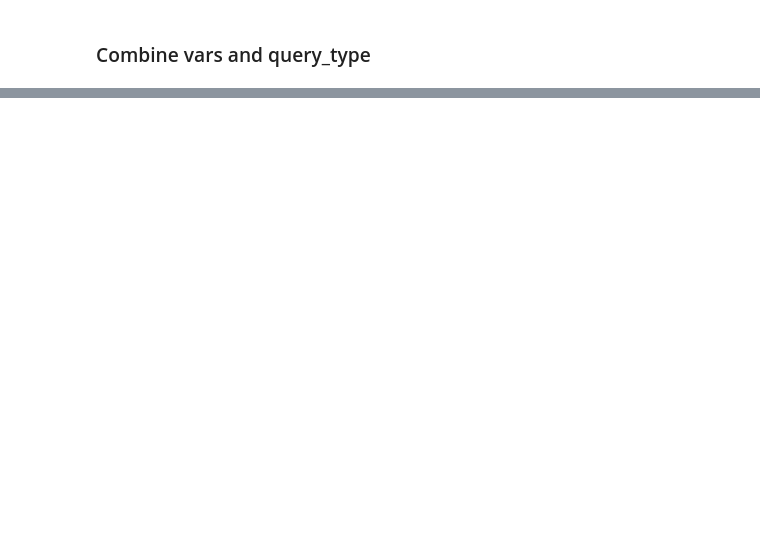
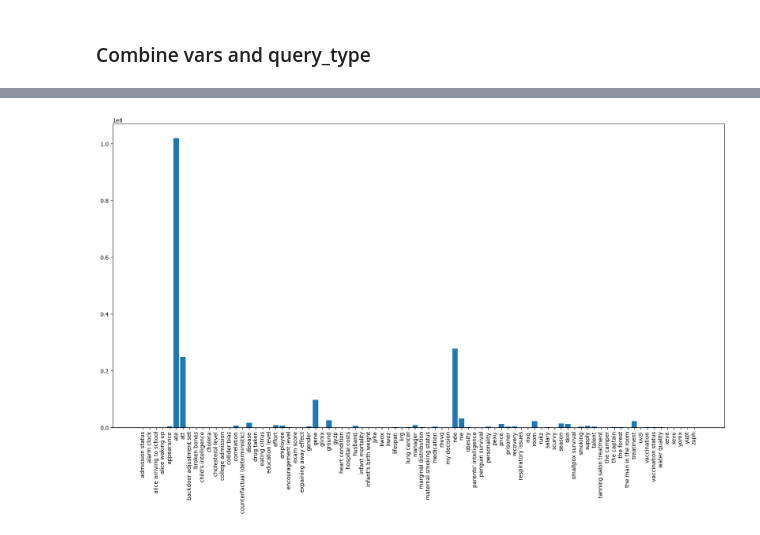
Before and after one commit to TheBlueHawk/CausalLLMs, a Jupyter notebook: testing/cladder.ipynb, the cells around one changed output, grey strips where cells are left out. Drawn from its saved outputs; the diff is of its cells as text; code cells hidden in the pictures; blank space fills up the shorter version.

Commit message:
Add final cladder pile counts

```diff
--- a/testing/cladder.ipynb
+++ b/testing/cladder.ipynb
@@ -40,6 +39,12 @@ df.head()
 | 2 | the man in the room | blowing out the candle | room | dark room |
 | 3 | appearance | attractive appearance | talent | talent |
 | 4 | drug taken | taking of all assigned drugs | cholesterol level | low cholesterol |
+# %%
+# Lowercase all words
+df['Xname'] = df['Xname'].str.lower()
+df['X1_noun'] = df['X1_noun'].str.lower()
+df['Yname'] = df['Yname'].str.lower()
+df['Y1_noun'] = df['Y1_noun'].str.lower()
 # %%
 # Check if Xname and X1_noun are the same in some cases
 df[df['Xname'] == df['X1_noun']]
@@ -151,6 +156,8 @@ Backdoor Adjustment Set, backadj
 Collider Bias, collider_bias
 Counterfactual (deterministic), det-counterfactua"""
 # %%
+# Lowercase all letters
+query_type_string = query_type_string.lower()
 # Parse query_type to df: split by \n, then by , first element in one column all others in another column
 query_type = query_type_string.split('\n')
 query_type = [q.split(',') for q in query_type]
@@ -236,0 +271,7 @@ with open('../data/pile_query.txt', 'w') as f:
+# %%
+import json
+# load count json file
+with open('../out/pile_counts/data__tmp__script_data__00.jsonl_words.json') as f:
+    data = json.load(f)
+
+data
@@ -236,0 +296,15 @@ with open('../data/pile_query.txt', 'w') as f:
+# %%
+# Use key:count dict data to create a new dict summing up all counts for each key in combined_dict
+combined_dict_count = {}
+for key in combined_dict:
+    if isinstance(combined_dict[key], list):
+        combined_dict_count[key] = 0
+        for item in combined_dict[key]:
+            combined_dict_count[key] += data[item]
+    else:
+        combined_dict_count[key] = data[combined_dict[key]]
+
+# Sort combined_dict_count alphabetically
+combined_dict_count = dict(sorted(combined_dict_count.items(), key=lambda item: item[0]))
+
+combined_dict_count
@@ -236,0 +333,12 @@ with open('../data/pile_query.txt', 'w') as f:
+# %%
+# Plot combined_dict_count
+import matplotlib.pyplot as plt
+import numpy as np
+
+# Plot combined_dict_count
+plt.figure(figsize=(20, 10))
+plt.bar(combined_dict_count.keys(), combined_dict_count.values())
+plt.xticks(rotation=90)
+plt.show()
+# %% [output]
+[figure, added]
```
Also changed, not shown: parts of 10 cells of this notebook, 4 other files.
